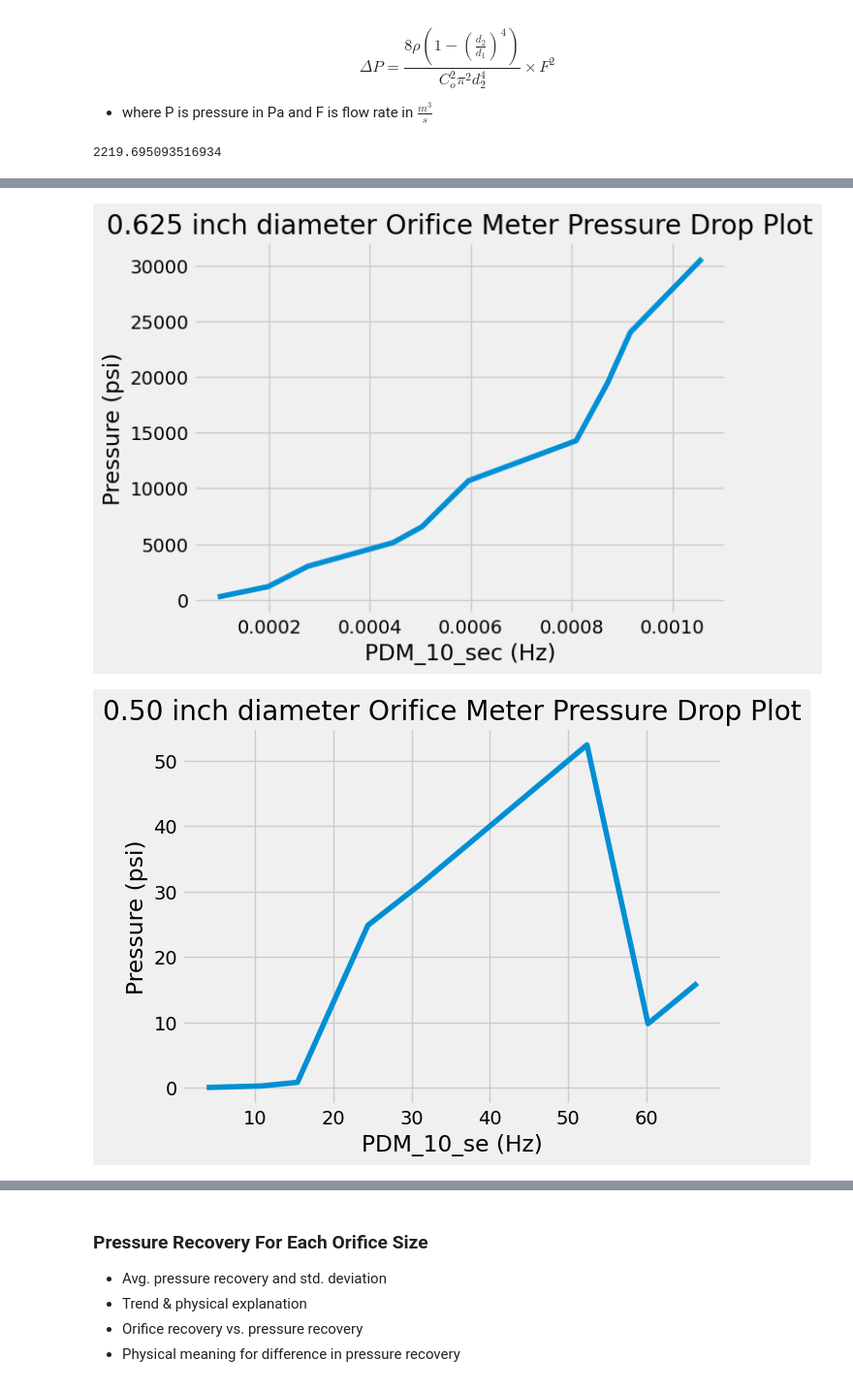
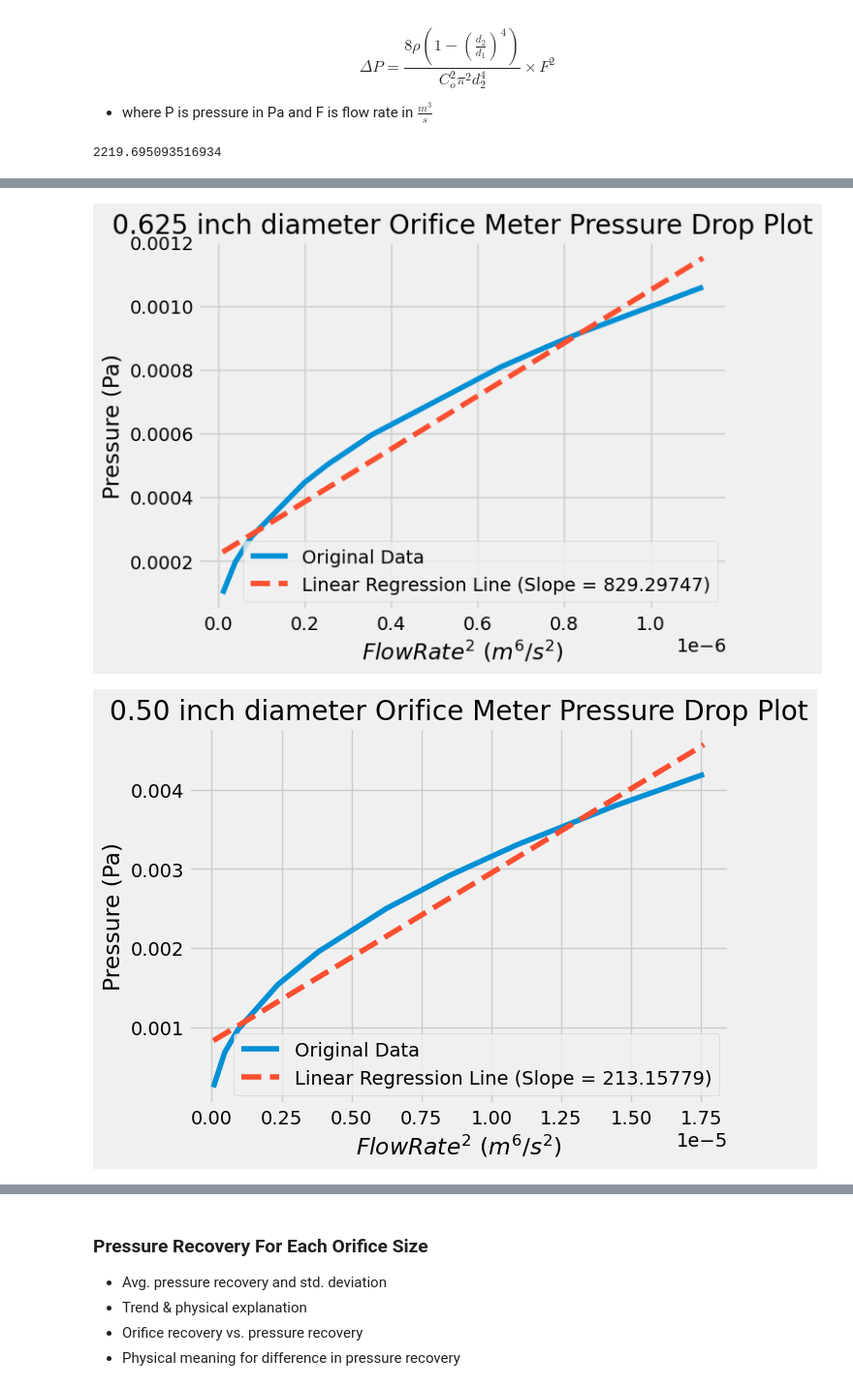
Before and after one commit to AshKuhlmann/CBE154, a Jupyter notebook: Flow Measurement - Data Analysis.ipynb, the cells around one changed output, grey strips where cells are left out. Shown at 97% size. Drawn from its saved outputs; the diff is of its cells as text; code cells hidden in the pictures.

```diff
--- a/Flow Measurement - Data Analysis.ipynb
+++ b/Flow Measurement - Data Analysis.ipynb
@@ -177,57 +177,79 @@ PD2_075 = np.array([0.073,0.088,0.112,0.15,0.252,0.323,0.521,0.493,0.52,0.72])*u
 F_075 = OMPDM10_075**2
 slope_075,intercept_075 = np.polyfit(F_075,OMPDM10_075,1)
 reg_line_075 = slope_075*F_075+intercept_075
-Co = 1/(np.sqrt(slope_075*(np.pi**2)*(d_075**4)/(8*rho_h20*(1-(d_075/d_pipe)**4))))
-display(Co)
+Co_075 = np.sqrt((8*rho_h20*(1-(d_075/d_pipe)**4))/(slope_075*(np.pi**2)*(d_075**4)))
+display(Co_075)
+Co_075_test = np.mean((4*OMPDM10_075)/(np.pi*(d_075**2))*(np.sqrt(1-(d_075/d_pipe)**4)/np.sqrt(2*PD1_075/rho_h20)))
+display(Co_075_test)
 
-
-Co_075 = (4*OMPDM10_075)/(np.pi*(d_075**2))*(np.sqrt(1-(d_075/d_pipe)**4)/np.sqrt(2*PD1_075/rho_h20))
-test = np.mean(Co_075)
-test2 = (1/(test**2)) * (8*rho_h20/((np.pi**2)*(d_075**4)))*(1-(d_075/d_pipe)**4)*OMPDM10_075**2
-display(OMPDM10_075 - test2)
-display(Co_075)
 
 d_0625 = 0.625*2.54/100 #m
 OMPDM10_0625 = np.array([5.1,10.3,14.4,23.2,26.2,31,42.1,45.3,47.7,55.1])*(60/197)*unit_gal_min  # flow rate of the second largest orifice plate
 PD1_0625 = np.array([0.036,0.171,0.436,0.744,0.952,1.55,2.07,2.81,3.48,4.44])*unit_psi
 PD2_0625 = np.array([0.030,0.160,0.272,0.462,0.738,0.953,1.26,1.70,2.17,2.73])*unit_psi
-RHS_0625 = (8*rho_h20/((np.pi**2)*(d_075**4)))*(1-(d_075/d_pipe)**4)*OMPDM10_075**2
+F_0625 = OMPDM10_0625**2
+slope_0625,intercept_0625 = np.polyfit(F_0625,OMPDM10_0625,1)
+reg_line_0625 = slope_0625*F_0625+intercept_0625
+Co_0625 = np.sqrt((8*rho_h20*(1-(d_0625/d_pipe)**4))/(slope_0625*(np.pi**2)*(d_0625**4)))
+display(Co_0625)
+Co_0625_test = np.mean((4*OMPDM10_0625)/(np.pi*(d_0625**2))*(np.sqrt(1-(d_0625/d_pipe)**4)/np.sqrt(2*PD1_0625/rho_h20)))
+display(Co_0625_test)
 
 d_050 = 0.5*2.54/100 #m
-OMPDM10_050 = np.array([3.8,10.8,15.4,24.4,31,39.6,46.1,52.4,60.2,66.5])   # flow rate of the second smallest orifice plate
-PD1_050 = np.array([0.053,0.284,0.84,24.83,31,39.6,46.1,52.4,9.8,16])
-PD2_050 = np.array([0.041,0.224,0.652,0.951,1.58,2.2,3.05,3.88,9.8,12.2])
+OMPDM10_050 = np.array([3.8,10.8,15.4,24.4,31,39.6,46.1,52.4,60.2,66.5])*unit_gal_min  # flow rate of the second smallest orifice plate
+PD1_050 = np.array([0.053,0.284,0.84,24.83,31,39.6,46.1,52.4,9.8,16])*unit_psi
+PD2_050 = np.array([0.041,0.224,0.652,0.951,1.58,2.2,3.05,3.88,9.8,12.2])*unit_psi
+F_050 = OMPDM10_050**2
+slope_050,intercept_050 = np.polyfit(F_050,OMPDM10_050,1)
+reg_line_050 = slope_050*F_050+intercept_050
+Co_050 = np.sqrt((8*rho_h20*(1-(d_050/d_pipe)**4))/(slope_050*(np.pi**2)*(d_050**4)))
+display(Co_050)
+Co_050_test = np.mean((4*OMPDM10_050)/(np.pi*(d_050**2))*(np.sqrt(1-(d_050/d_pipe)**4)/np.sqrt(2*PD1_050/rho_h20)))
+display(Co_050_test)
 
 d_0375 = 0.375*2.54/100 #m
-OMPDM10_0375 = np.array([3,7.8,11.6,17.2,22,26.5,32.2,36.4,39.5,46.8])     # flow rate of the second smallest orifice plate
-PD1_0375 = np.array([0.96,0.524,0.952,1.86,3.1,4.48,12.1,15.6,18.5,25.8])
-PD1_0375 = np.array([0.105,0.442,0.922,1.57,2.6,3.75,4.52,13.1,15.6,21.6])
+OMPDM10_0375 = np.array([3,7.8,11.6,17.2,22,26.5,32.2,36.4,39.5,46.8])*unit_gal_min    # flow rate of the second smallest orifice plate
+PD1_0375 = np.array([0.96,0.524,0.952,1.86,3.1,4.48,12.1,15.6,18.5,25.8])*unit_psi
+PD1_0375 = np.array([0.105,0.442,0.922,1.57,2.6,3.75,4.52,13.1,15.6,21.6])*unit_psi
+F_0375 = OMPDM10_0375**2
+slope_0375,intercept_0375 = np.polyfit(F_0375,OMPDM10_0375,1)
+reg_line_0375 = slope_0375*F_0375+intercept_0375
+Co_0375 = np.sqrt((8*rho_h20*(1-(d_0375/d_pipe)**4))/(slope_0375*(np.pi**2)*(d_0375**4)))
+display(Co_0375)
+Co_0375_test = np.mean((4*OMPDM10_0375)/(np.pi*(d_0375**2))*(np.sqrt(1-(d_0375/d_pipe)**4)/np.sqrt(2*PD1_0375/rho_h20)))
+display(Co_0375_test)
 
 plt.figure()
 # plt.plot(OMPDM10_075,PD1_075)
 plt.plot(F_075,OMPDM10_075,label='Original Data')
-plt.plot(F_075,reg_line_075,label=f"Linear Regression Line (Slope = {slope_075:.5f})")
+plt.plot(F_075,reg_line_075,label=f"Linear Regression Line (Slope = {slope_075:.5f})",linestyle = '--')
 plt.title('0.75 inch diameter Orifice Meter Pressure Drop Plot')
-plt.xlabel("PDM_10_sec (m^3/s)")
-plt.ylabel("Pressure (Pa)")
+plt.xlabel(r'$Flow Rate^2\ (m^6/s^2$)')
+plt.ylabel(r'Pressure (Pa)')
 plt.legend()
 
 plt.figure()
-plt.plot(OMPDM10_0625,PD1_0625)
+plt.plot(F_0625,OMPDM10_0625,label='Original Data')
+plt.plot(F_0625,reg_line_0625,label=f"Linear Regression Line (Slope = {slope_0625:.5f})",linestyle = '--')
 plt.title('0.625 inch diameter Orifice Meter Pressure Drop Plot')
-plt.xlabel("PDM_10_sec (Hz)")
-plt.ylabel("Pressure (psi)")
+plt.xlabel(r'$Flow Rate^2\ (m^6/s^2$)')
+plt.ylabel(r'Pressure (Pa)')
+plt.legend()
 
 plt.figure()
-plt.plot(OMPDM10_050,PD1_050)
+plt.plot(F_050,OMPDM10_050,label='Original Data')
+plt.plot(F_050,reg_line_050,label=f"Linear Regression Line (Slope = {slope_050:.5f})",linestyle = '--')
 plt.title('0.50 inch diameter Orifice Meter Pressure Drop Plot')
-plt.xlabel("PDM_10_se (Hz)")
-plt.ylabel("Pressure (psi)")
+plt.xlabel(r'$Flow Rate^2\ (m^6/s^2$)')
+plt.ylabel(r'Pressure (Pa)')
+plt.legend()
 
 plt.figure()
-plt.plot(OMPDM10_0375,PD1_0375)
+plt.plot(F_0375,OMPDM10_0375,label='Original Data')
+plt.plot(F_050,reg_line_0375,label=f"Linear Regression Line (Slope = {slope_0375:.5f})",linestyle = '--')
 plt.title('0.375 inch diameter Orifice Meter Pressure Drop Plot')
-plt.xlabel("PDM_10_sec (Hz)")
-plt.ylabel("Pressure (psi)")
+plt.xlabel(r'$Flow Rate^2\ (m^6/s^2$)')
+plt.ylabel(r'Pressure (Pa)')
+plt.legend()
 # %% [output]
 2219.695093516934
@@ -241,2 +265,2 @@ Text(0, 0.5, 'Pressure (psi)')
-[figure, old version]
+[figure, new version]
-[figure, old version]
+[figure, new version]
```
Also changed, not shown: parts of 1 cell of this notebook.
